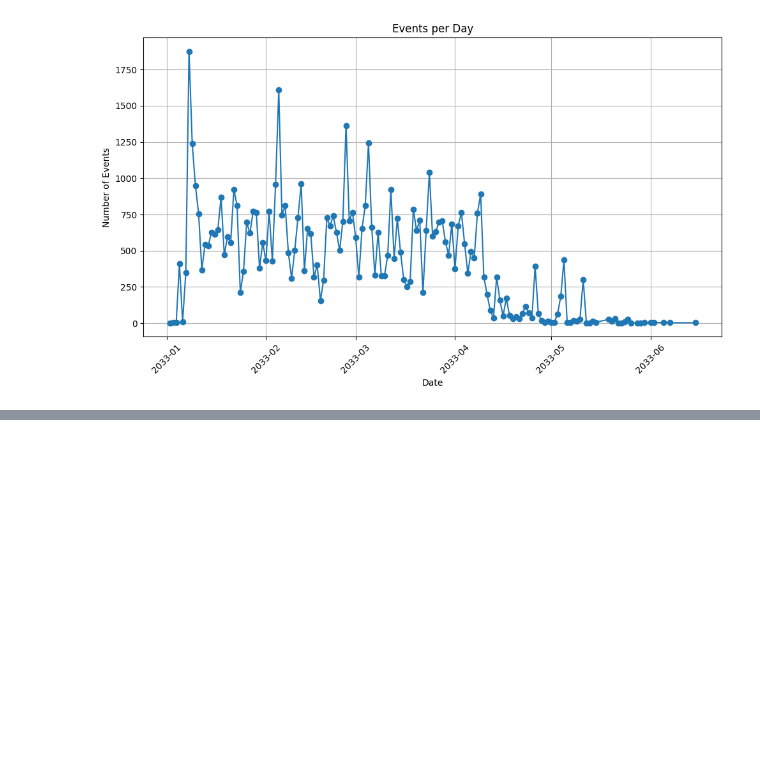
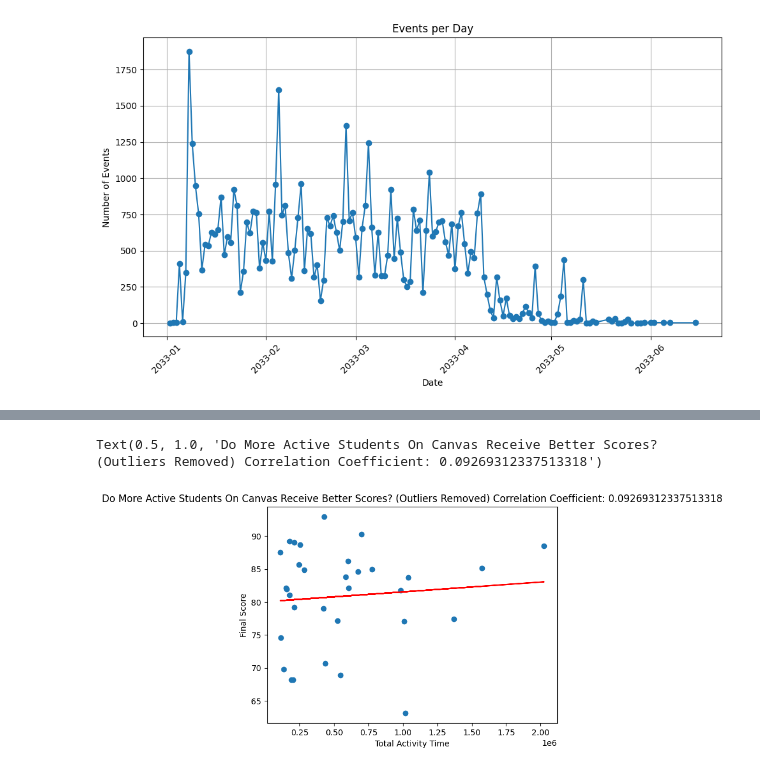
Before and after one commit to UBC-LA-Hackathon/hack-la-2023, a Jupyter notebook: Red Hats/starter.ipynb, the cells around one changed output, grey strips where cells are left out. Drawn from its saved outputs; the diff is of its cells as text; code cells hidden in the pictures; blank space fills up the shorter version.

```diff
--- a/Red Hats/starter.ipynb
+++ b/Red Hats/starter.ipynb
@@ -229,0 +114,12 @@ X = df
+# %%
+gradebook_without_outlier = gradebook.drop([32])
+plt.scatter(gradebook_without_outlier["total_activity_time"], gradebook_without_outlier["Final Score"])
+slope, intercept, r_value, p_value, std_err = linregress(gradebook_without_outlier["total_activity_time"], gradebook_without_outlier["Final Score"])
+regression_line = slope * gradebook_without_outlier["total_activity_time"] + intercept
+plt.plot(gradebook_without_outlier["total_activity_time"], regression_line, color='red', label="Linear Regression Line")
+plt.xlabel("Total Activity Time")
+plt.ylabel("Final Score")
+plt.title("Do More Active Students On Canvas Receive Better Scores? (Outliers Removed) Correlation Coefficient: " + str(r_value))
+# %% [output]
+Text(0.5, 1.0, 'Do More Active Students On Canvas Receive Better Scores? (Outliers Removed) Correlation Coefficient: 0.09269312337513318')
+[figure, added]
```
Also changed, not shown: parts of 19 cells of this notebook.
